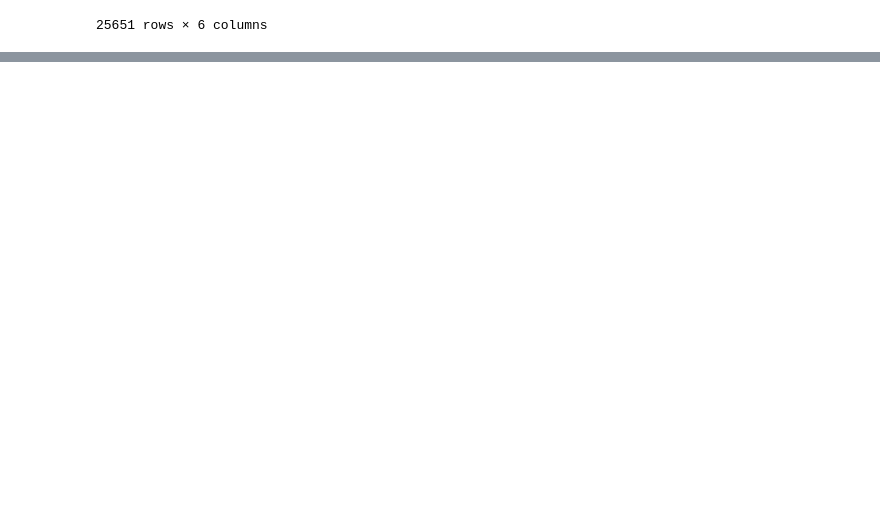
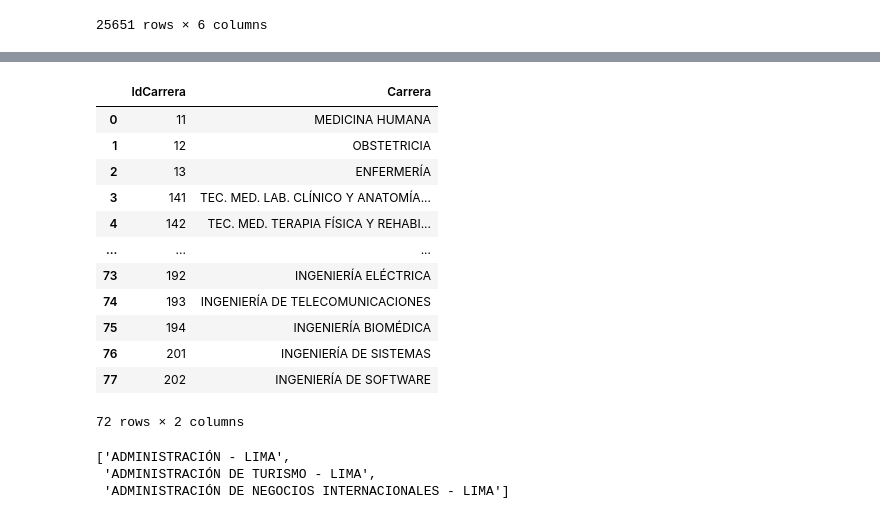
Before and after one commit to jhonvelasque/ETL_del_examen_de_admision_UNMSM2023, a Jupyter notebook: WebScrapingExamen/2_NormalizacionDatos.ipynb, the cells around one changed output, grey strips where cells are left out. Drawn from its saved outputs; the diff is of its cells as text; code cells hidden in the pictures; blank space fills up the shorter version.

```diff
--- a/WebScrapingExamen/2_NormalizacionDatos.ipynb
+++ b/WebScrapingExamen/2_NormalizacionDatos.ipynb
@@ -219,0 +308,25 @@ df_resultados.dropna(inplace=True)
+# %%
+df_carrera.drop(df_carrera[df_carrera['IdCarrera'].isin([911,912,921,922,931,932])].index,inplace=True)
+# %%
+df_carrera
+# %% [output]
+|  | IdCarrera | Carrera |
+| 0 | 11 | MEDICINA HUMANA |
+| 1 | 12 | OBSTETRICIA |
+| 2 | 13 | ENFERMERÍA |
+| 3 | 141 | TEC. MED. LAB. CLÍNICO Y ANATOMÍA... |
+| 4 | 142 | TEC. MED. TERAPIA FÍSICA Y REHABI... |
+| ... | ... | ... |
+| 73 | 192 | INGENIERÍA ELÉCTRICA |
+| 74 | 193 | INGENIERÍA DE TELECOMUNICACIONES |
+| 75 | 194 | INGENIERÍA BIOMÉDICA |
+| 76 | 201 | INGENIERÍA DE SISTEMAS |
+| 77 | 202 | INGENIERÍA DE SOFTWARE |
+72 rows × 2 columns
+# %%
+#falta terminar el renombramiento de estas 3 carreras
+list(filter(lambda x:'ADMINISTRACIÓN' in x ,df_carrera['Carrera'].unique()))
+# %% [output]
+['ADMINISTRACIÓN - LIMA',
+ 'ADMINISTRACIÓN DE TURISMO - LIMA',
+ 'ADMINISTRACIÓN DE NEGOCIOS INTERNACIONALES - LIMA']
```
Also changed, not shown: parts of 28 cells of this notebook, 3 other files.
